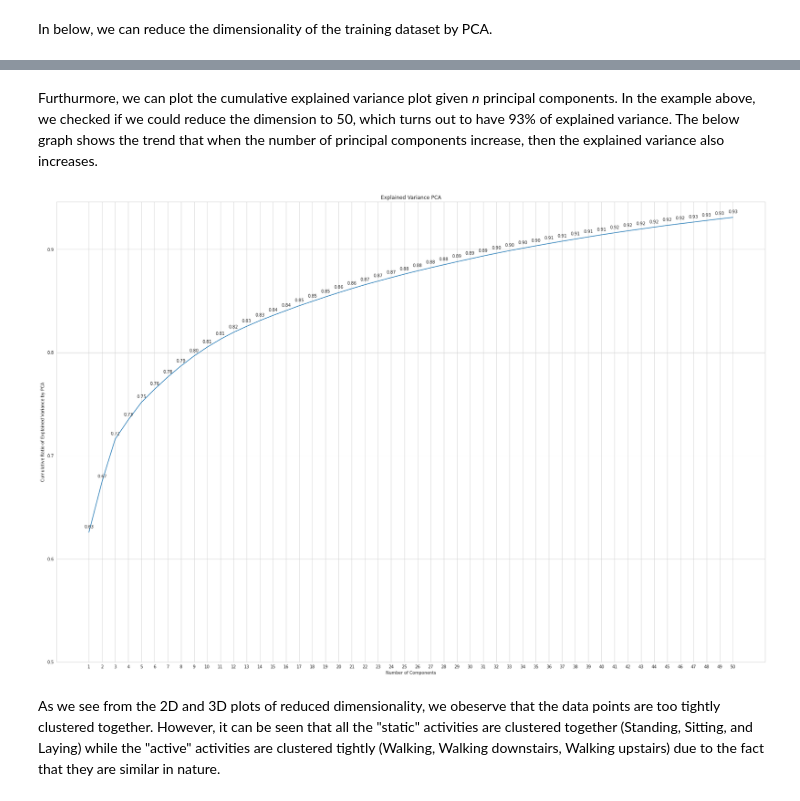
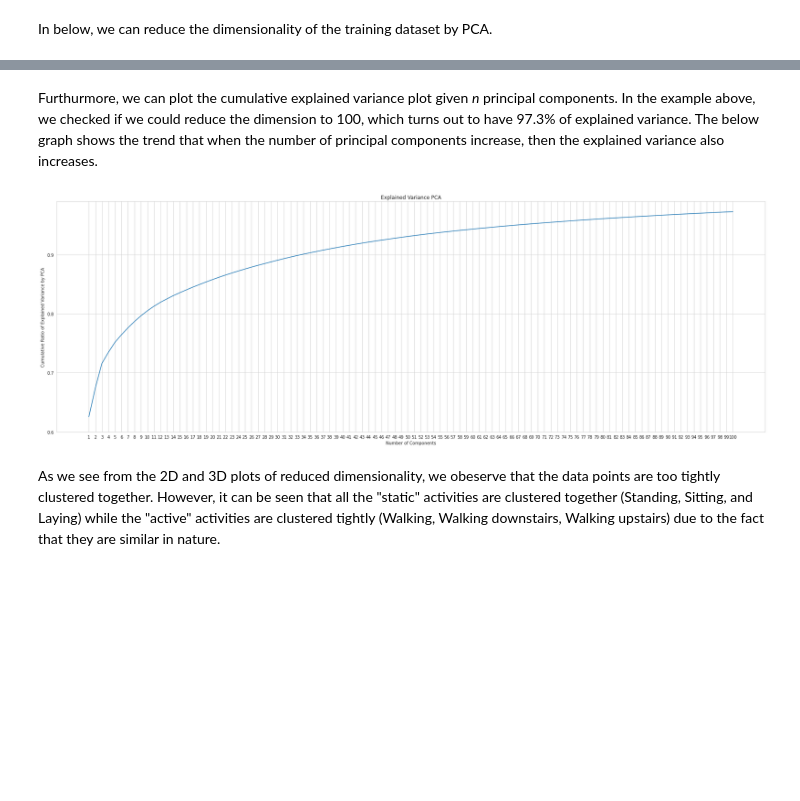
Before and after one commit to anthonywu2000/Human-Activity-Recognition, a Jupyter notebook: Human_Activity_Recognition_Algorithms_Project.ipynb, the cells around one changed output, grey strips where cells are left out. Drawn from its saved outputs; the diff is of its cells as text; code cells hidden in the pictures; blank space fills up the shorter version.

```diff
--- a/Human_Activity_Recognition_Algorithms_Project.ipynb
+++ b/Human_Activity_Recognition_Algorithms_Project.ipynb
@@ -238,18 +279,25 @@ import plotly.express as px
 from sklearn.decomposition import PCA
 from sklearn.preprocessing import StandardScaler
 
-matrix_for_reduction = df_train.drop(['subject', 'Activity'], axis = 1)
+def pca_reduction(components = 100):
+  matrix_for_reduction = df_train.drop(['subject', 'Activity'], axis = 1)
 
-scaler = StandardScaler()
-scaler.fit_transform(matrix_for_reduction)
+  scaler = StandardScaler()
+  scaler.fit_transform(matrix_for_reduction)
 
-# model_pca = PCA(n_components = None)
-model_pca = PCA(n_components = 50)
-components = model_pca.fit_transform(matrix_for_reduction)
+  model_pca = PCA(n_components = components)
+  components = model_pca.fit_transform(matrix_for_reduction)
+  total_var = model_pca.explained_variance_ratio_.sum() * 100
 
-total_var = model_pca.explained_variance_ratio_.sum() * 100
+  # In 2D
+  figure = px.scatter(components, x = 0, y = 1, title=f'Total Explained Variance: {total_var:.3f}', color = df_train['Activity'])
+  figure.show()
 
-figure = px.scatter(components, x = 0, y = 1, title=f'Total Explained Variance: {total_var:.3f}', color = df_train['Activity'])
-figure.show()
+  # In 3D
+  figure_1 = px.scatter_3d(components_1, x = 0, y = 1, z = 2, title = f'Total Explained Variance: {total_var_1:.3f}%', color = df_train['Activity'])
+  figure_1.show()
+
+####MAKE FUCNTION CALL####
+pca_reduction()
 # %% [output]
 [interactive output not drawn]
@@ -268,26 +305,26 @@ figure_1.show()
 # %% [markdown]
-Furthurmore, we can plot the cumulative explained variance plot given *n* principal components. In the example above, we checked if we could reduce the dimension to 50, which turns out to have 93% of explained variance. The below graph shows the trend that when the number of principal components increase, then the explained variance also increases.
+Furthurmore, we can plot the cumulative explained variance plot given *n* principal components. In the example above, we checked if we could reduce the dimension to 100, which turns out to have 97.3% of explained variance. The below graph shows the trend that when the number of principal components increase, then the explained variance also increases.
 # %%
-xp = np.arange(1, 51, 1)
+xp = np.arange(1, 101, 1)
 yp = np.cumsum(model_pca.explained_variance_ratio_)
 
 def plot_explained_variance_ratio(x_val, y_val):
-  plt.figure(figsize = (30, 20))
+  plt.figure(figsize = (30, 10))
   plt.plot(x_val, y_val)
   sns.set_style("whitegrid")
   for x_lab, y_lab in zip(x_val, y_val):
     label = "{:.2f}".format(y_lab)
-    plt.annotate(label, (x_lab, y_lab), textcoords = "offset points", xytext = (0, 10), ha = 'center')
+    # plt.annotate(label, (x_lab, y_lab), textcoords = "offset points", xytext = (0, 10), ha = 'center')
   plt.xticks(x_val)
-  plt.yticks(np.arange(0.5, 1.0, 0.1))
+  plt.yticks(np.arange(0.6, 1, 0.1))
   plt.title("Explained Variance PCA")
   plt.xlabel("Number of Components")
   plt.ylabel("Cumulative Ratio of Explained Variance by PCA")
   plt.show()
 
 plot_explained_variance_ratio(x_val = xp, y_val = yp)
 # %% [output]
-[figure, old version]
+[figure, new version]
 # %% [markdown]
 As we see from the 2D and 3D plots of reduced dimensionality, we obeserve that the data points are too tightly clustered together. However, it can be seen that all the "static" activities are clustered together (Standing, Sitting, and Laying) while the "active" activities are clustered tightly (Walking, Walking downstairs, Walking upstairs) due to the fact that they are similar in nature.
 # %% [markdown]
```
Also changed, not shown: parts of 25 cells of this notebook.
